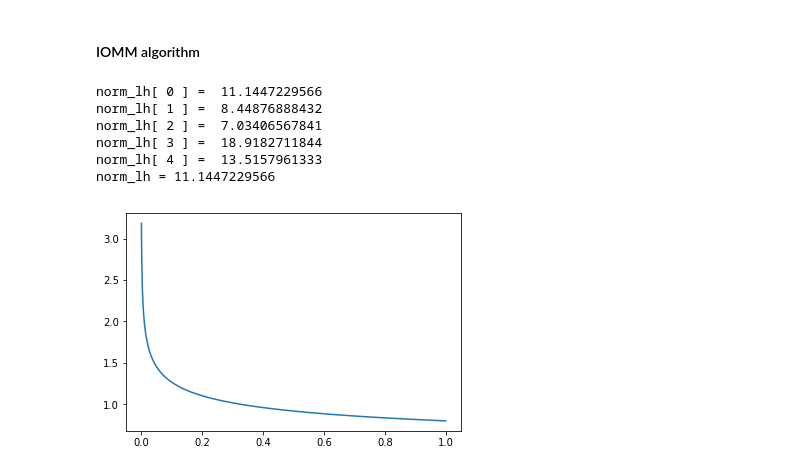
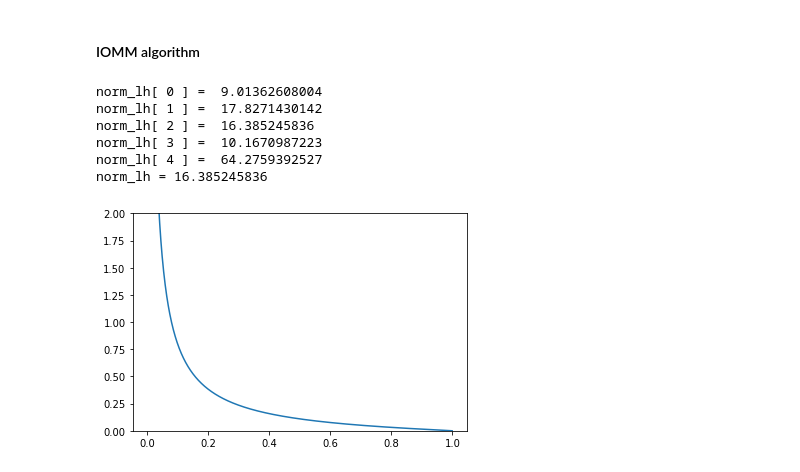
Before and after one commit to AntoineG92/bayes_overlapping_clusters, a Jupyter notebook: IOMM_algo_synthetic_data_AG_V2.ipynb, the cells around one changed output. Drawn from its saved outputs; the diff is of its cells as text; code cells hidden in the pictures.

```diff
--- a/IOMM_algo_synthetic_data_AG_V2.ipynb
+++ b/IOMM_algo_synthetic_data_AG_V2.ipynb
@@ -76,21 +71,22 @@ IOMM = iomm.IOMM(N = N,
                  X = X,
                  theta = theta,
                  alpha_prior = alpha_prior,
-                 omega = 10,
+                 omega = 1,
                  copy_rows = 4,
                  burning_period=burning_period)
 # %% [output]
-norm_lh[ 0 ] =  11.1447229566
-norm_lh[ 1 ] =  8.44876888432
-norm_lh[ 2 ] =  7.03406567841
-norm_lh[ 3 ] =  18.9182711844
-norm_lh[ 4 ] =  13.5157961333
-norm_lh = 11.1447229566
+norm_lh[ 0 ] =  9.01362608004
+norm_lh[ 1 ] =  17.8271430142
+norm_lh[ 2 ] =  16.385245836
+norm_lh[ 3 ] =  10.1670987223
+norm_lh[ 4 ] =  64.2759392527
+norm_lh = 16.385245836
 # %%
 import matplotlib.pyplot as plt
 import numpy as np
 from scipy.stats import beta
-plt.plot(np.arange(0,1,0.001),beta.pdf(np.arange(0,1,0.001),4/K,1))
+plt.plot(np.arange(0,1,0.001),beta.pdf(np.arange(0,1,0.001),2*0.05,0.95*2))
+plt.ylim(0,2)
 plt.show()
 # %% [output]
-[figure, old version]
+[figure, new version]
```
Also changed, not shown: parts of 9 cells of this notebook, 1 other file.
